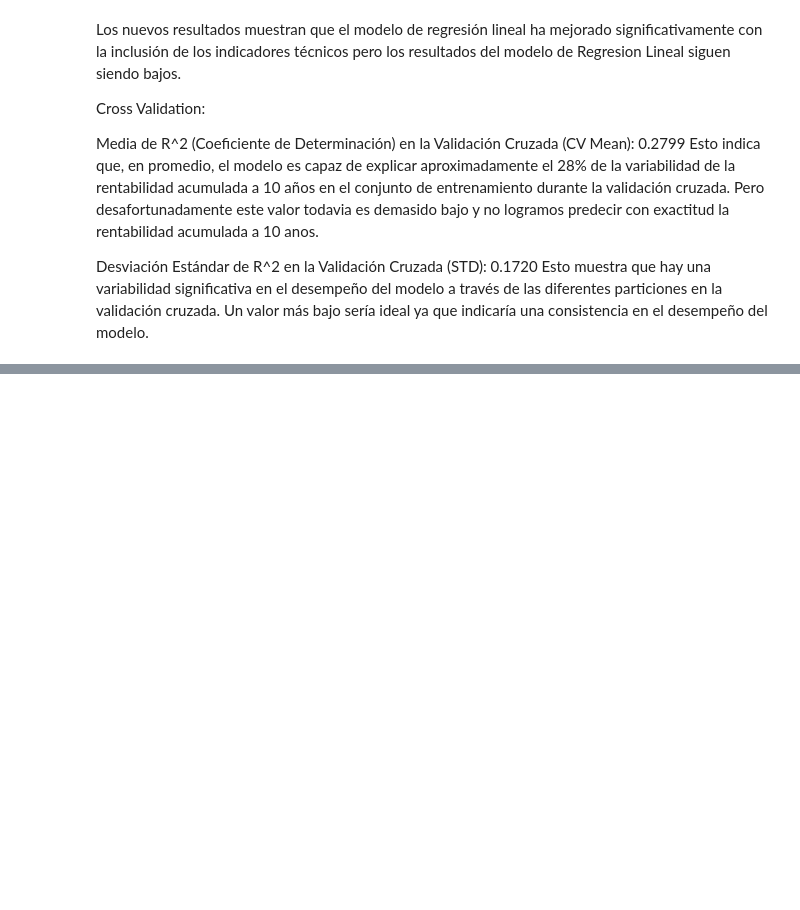
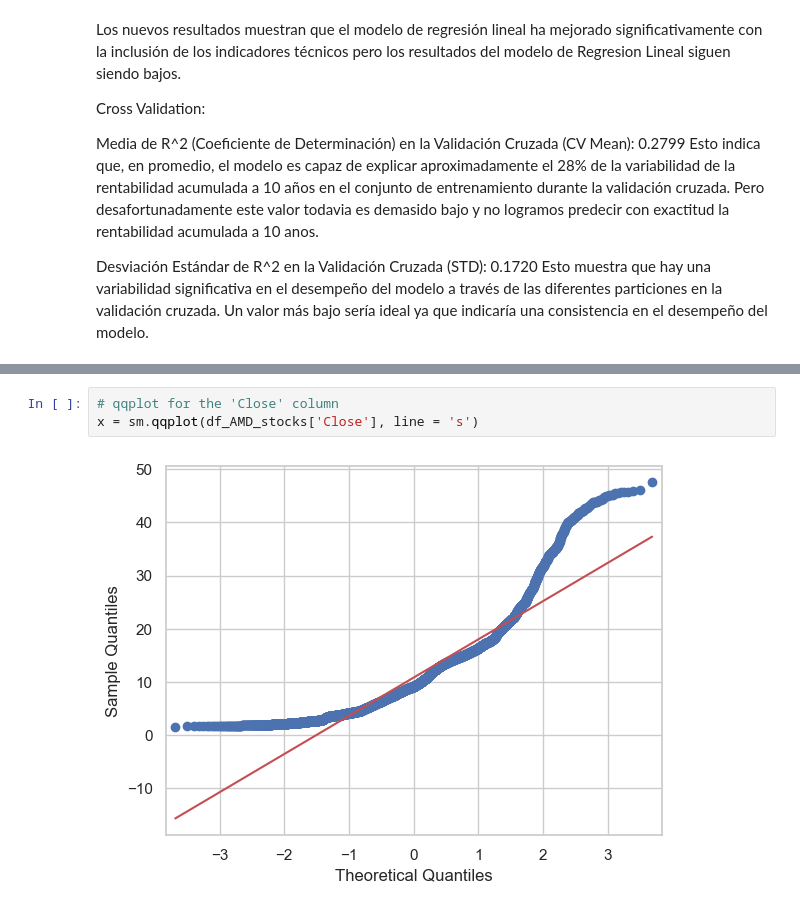
Before and after one commit to FJGM2023015/ML_Stocks_Project, a Jupyter notebook: ML_Stocks_Project.ipynb, the cells around one changed output, grey strips where cells are left out. Saved outputs shown, nothing was run; the diff lists cells and outputs as text; blank space fills up the shorter version.

```diff
--- a/ML_Stocks_Project.ipynb
+++ b/ML_Stocks_Project.ipynb
@@ -968,0 +1093,5 @@ Esto muestra que hay una variabilidad significativa en el desempeño del modelo
+# %%
+# qqplot for the 'Close' column
+x = sm.qqplot(df_AMD_stocks['Close'], line = 's')
+# %% [output]
+[figure, added]
```
Also changed, not shown: parts of 23 cells of this notebook.
